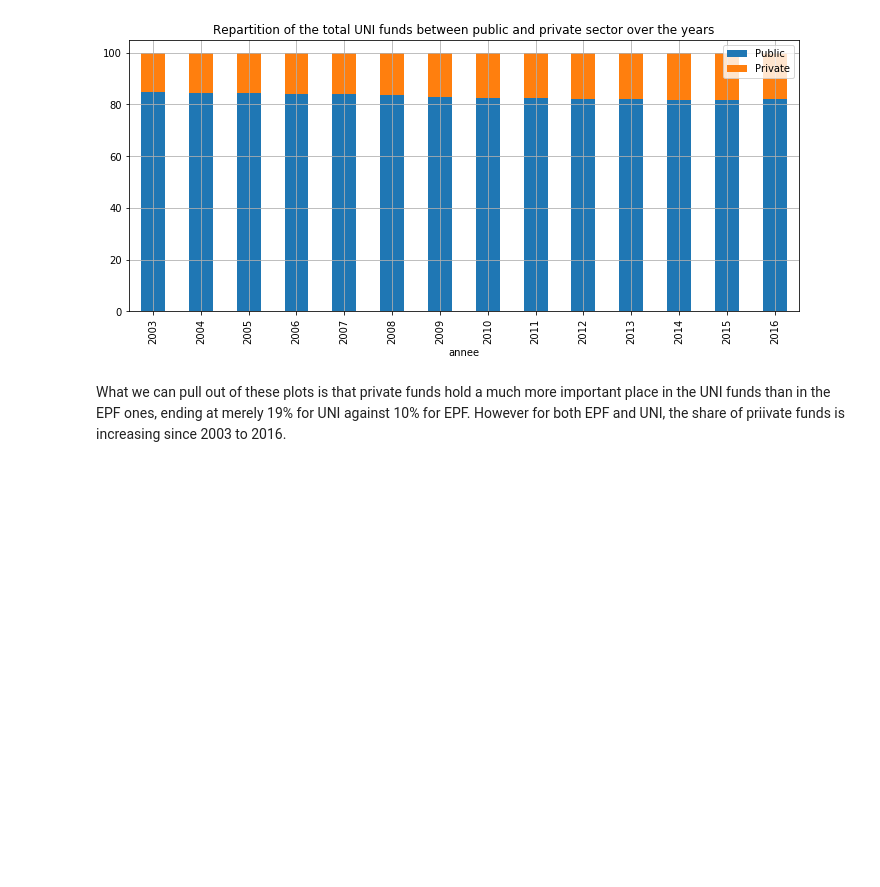
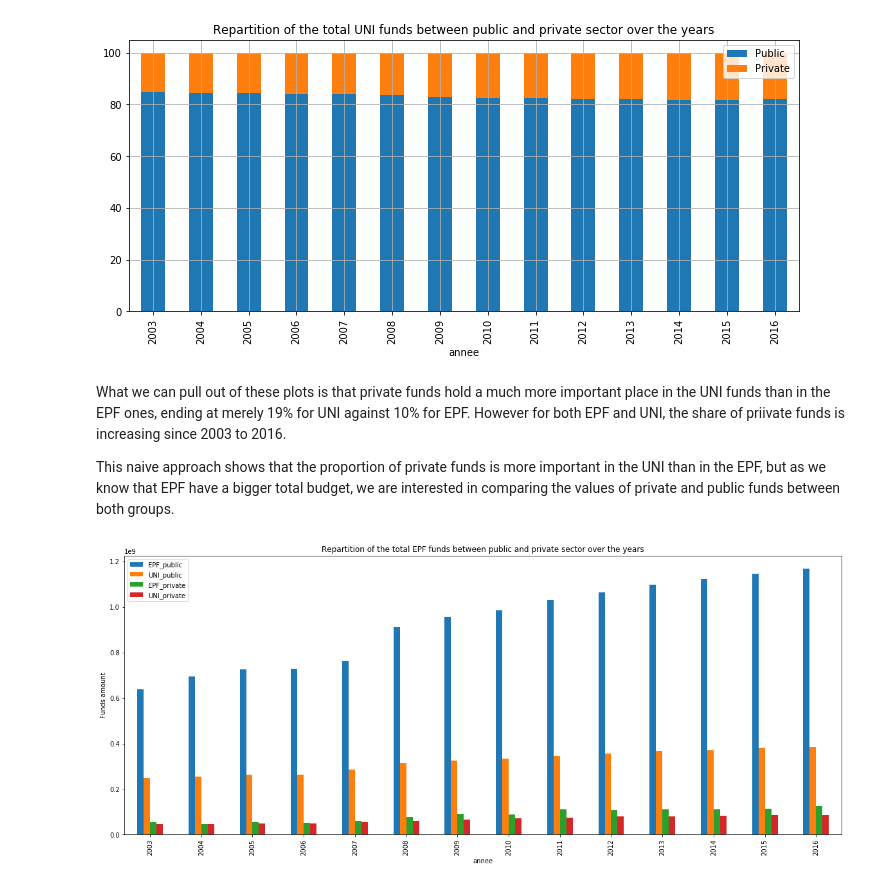
Before and after one commit to emlg/ada, a Jupyter notebook: Project/Project-Milestone-2.ipynb, the cells around one changed output. Cells and saved outputs as stored; diff of their text form; code cells hidden in the pictures; blank space fills up the shorter version.

```diff
--- a/Project/Project-Milestone-2.ipynb
+++ b/Project/Project-Milestone-2.ipynb
@@ -1294,3 +1311,25 @@ plt.show()
 [figure]
 # %% [markdown]
 What we can pull out of these plots is that private funds hold a much more important place in the UNI funds than in the EPF ones, ending at merely 19% for UNI against 10% for EPF. However for both EPF and UNI, the share of priivate funds is increasing since 2003 to 2016.
+
+This naive approach shows that the proportion of private funds is more important in the UNI than in the EPF, but as we know that EPF have a bigger total budget, we are interested in comparing the values of private and public funds between both groups.
+# %%
+funds_EPF = pd.DataFrame(index=summ1_EPF.index, columns=['Public', 'Private']).loc['2003':]
+funds_EPF = build_funds_df(funds_EPF, summ1_EPF, True)
+funds_UNI = pd.DataFrame(index=summ1_uni.index, columns=['Public', 'Private']).loc['2003':]
+funds_UNI = build_funds_df(funds_UNI, summ1_uni, False)
+
+funds_comp = pd.concat([funds_EPF, funds_UNI], axis=1)
+funds_comp.columns = ['EPF_public', 'EPF_private', 'UNI_public', 'UNI_private']
+cols = funds_comp.columns.tolist()
+cols = [cols[0]]+[cols[2]]+[cols[1]]+[cols[3]]
+
+funds_comp = funds_comp[cols]
+funds_comp_plot = funds_comp.plot(kind='bar'
+                            , figsize = (20,8)
+                            , title = 'Repartition of the total EPF funds between public and private sector over the years'
+                            , stacked=False)
+funds_comp_plot.set_ylabel('Funds amount')
+plt.show()
+# %% [output]
+[figure, added]
```
Also changed, not shown: parts of 23 cells of this notebook, 1 other file.
